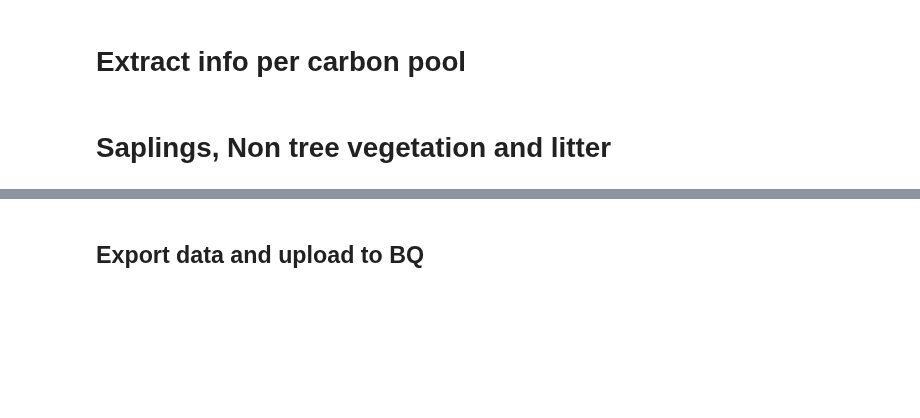
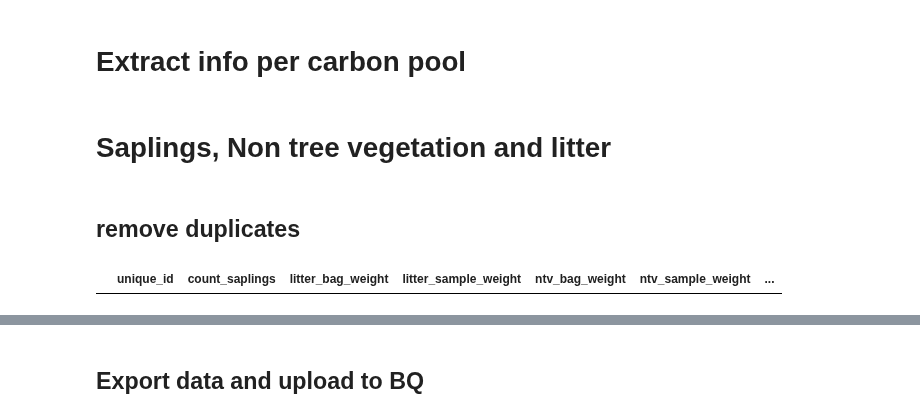
Before and after one commit to rnvllflores/ERRCalculator, a Jupyter notebook: notebooks/01_biomass_inventory/01_export_load_carbon_pools.ipynb, the cells around one changed output, grey strips where cells are left out. Saved outputs shown, nothing was run; the diff lists cells and outputs as text; code cells hidden in the pictures; blank space fills up the shorter version.

Commit message:
remove duplicates in ntv

```diff
--- a/notebooks/01_biomass_inventory/01_export_load_carbon_pools.ipynb
+++ b/notebooks/01_biomass_inventory/01_export_load_carbon_pools.ipynb
@@ -478,13 +478,15 @@ if len(plot_info) != 0:
 # %% [markdown]
 # Saplings, Non tree vegetation and litter
 # %%
-cols = plot_info_cols = [
+cols = [
     "unique_id",
     "sapling_data/count_saplings",
     "ntv_data/litter_data/litter_bag_weight",
     "ntv_data/litter_data/litter_sample_weight",
     "ntv_data/ntv_bag_weight",
     "ntv_data/ntv_sample_weight",
+    "slope/slope",
+    "plot_info/team_no",
 ]
 # %%
 # rename columns
@@ -499,3 +501,19 @@ col_names = {
 ntv = data[cols].copy()
 # %%
 ntv.rename(columns=col_names, inplace=True)
+# %% [markdown]
+## remove duplicates
+# %%
+ntv["uuid"] = (
+    ntv["unique_id"]
+    + ntv["slope/slope"].astype(str)
+    + ntv["plot_info/team_no"].astype(str)
+)
+# %%
+# drop duplicate plot id here since remaining duplicates
+# have empty geometry
+ntv = ntv[~ntv["uuid"].isin(duplicates_drop)].copy()
+# %%
+ntv[ntv.duplicated(subset="unique_id")]
+# %% [output]
+|  | unique_id | count_saplings | litter_bag_weight | litter_sample_weight | ntv_bag_weight | ntv_sample_weight | ... |
```
Also changed, not shown: parts of 4 cells of this notebook, 1 other file.
